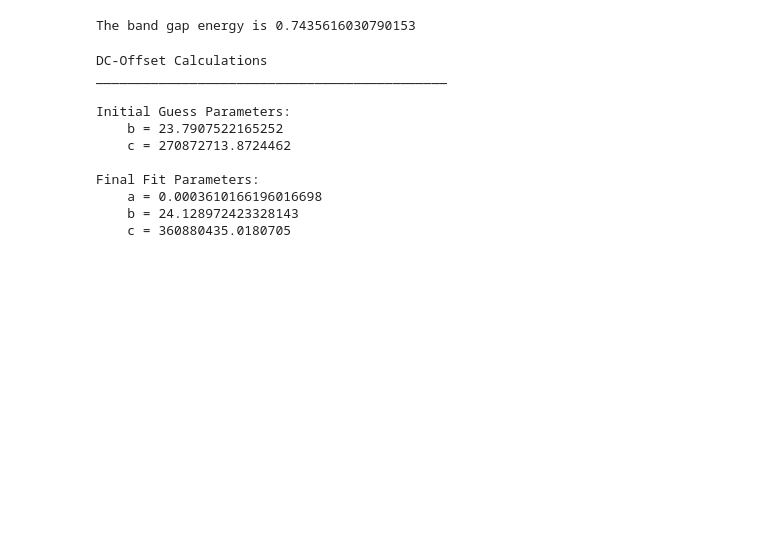
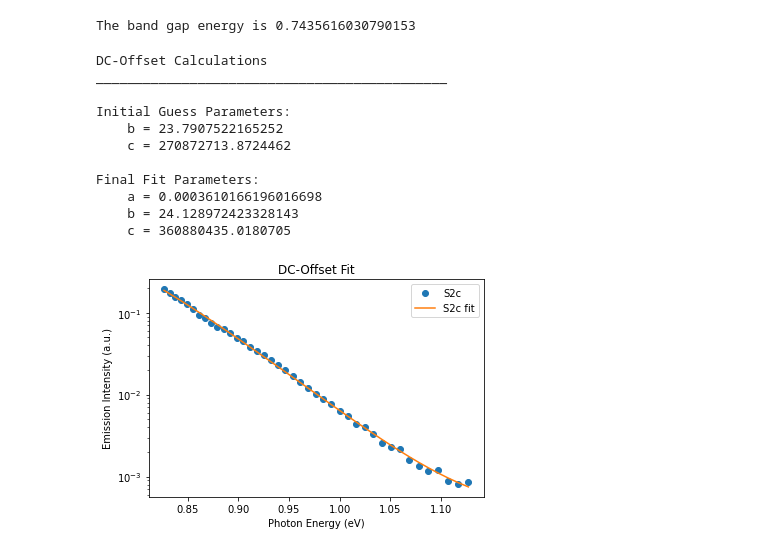
Before and after one commit to teoyi/PROJECT-Automate-Research-Process, a Jupyter notebook: test_v2.ipynb, the cells around one changed output. Drawn from its saved outputs; the diff is of its cells as text; code cells hidden in the pictures; blank space fills up the shorter version.

```diff
--- a/test_v2.ipynb
+++ b/test_v2.ipynb
@@ -53,7 +53,7 @@ new_df['dE_Conv S2'] = new_df[col[3]] * new_df[col[0]] / scale
 # %%
 # Applying curve fit
 
-def guess_check(title_str, xdata, ydata):
+def guess_check(title_str, xdata, ydata, label1, label2, plot_title):
     # Curve fit function:
     def first_pass(E, b, c):
         return c  * E * np.sqrt(E-bandE) * np.exp(-E*b) # bandE and k are already defined previously
@@ -75,35 +75,46 @@ def guess_check(title_str, xdata, ydata):
     pfinal_a = popt2[0]
     pfinal_b = popt2[1]
     pfinal_c = popt2[2]
 
     print(f'''
 {title_str}
 _____________________________________________
 
 Initial Guess Parameters:
     b = {popt1[0]}
     c = {popt1[1]}
 
 Final Fit Parameters:
     a = {popt2[0]}
     b = {popt2[1]}
     c = {popt2[2]}
     ''')
-    return p0_b, p0_c, pfinal_a, pfinal_b, pfinal_c
 
-dc_guessb, dc_guessc, dc_fita, dc_fitb, dc_fitc = guess_check('DC-Offset Calculations', new_df['Photon Energy'],new_df['S2c'])
+    fig = plt.figure()
+    plt.plot(xdata, ydata, 'o', label=label1)
+    plt.plot(xdata, second_pass(xdata, *popt2), '-', label=label2)
+    plt.ylabel('Emission Intensity (a.u.)')
+    plt.xlabel('Photon Energy (eV)')
+    plt.yscale('log')
+    plt.title(plot_title)
+    plt.legend()
+    plt.show()
+    return p0_b, p0_c, pfinal_a, pfinal_b, pfinal_c, fig
+
+dc_guessb, dc_guessc, dc_fita, dc_fitb, dc_fitc, fig = guess_check('DC-Offset Calculations', new_df['Photon Energy'], new_df['S2c'], 'S2c', 'S2c fit', 'DC-Offset Fit')
 # %% [output]
 DC-Offset Calculations
 _____________________________________________
 
 Initial Guess Parameters:
     b = 23.7907522165252
     c = 270872713.8724462
 
 Final Fit Parameters:
     a = 0.0003610166196016698
     b = 24.128972423328143
     c = 360880435.0180705
+[figure, added]
 # %%
 # Multiplier Correction
 new_df['Corrected S2'] = (new_df['dE_Conv S2'] - dc_fita) * new_df['Multiplier']
```
Also changed, not shown: parts of 1 cell of this notebook.
